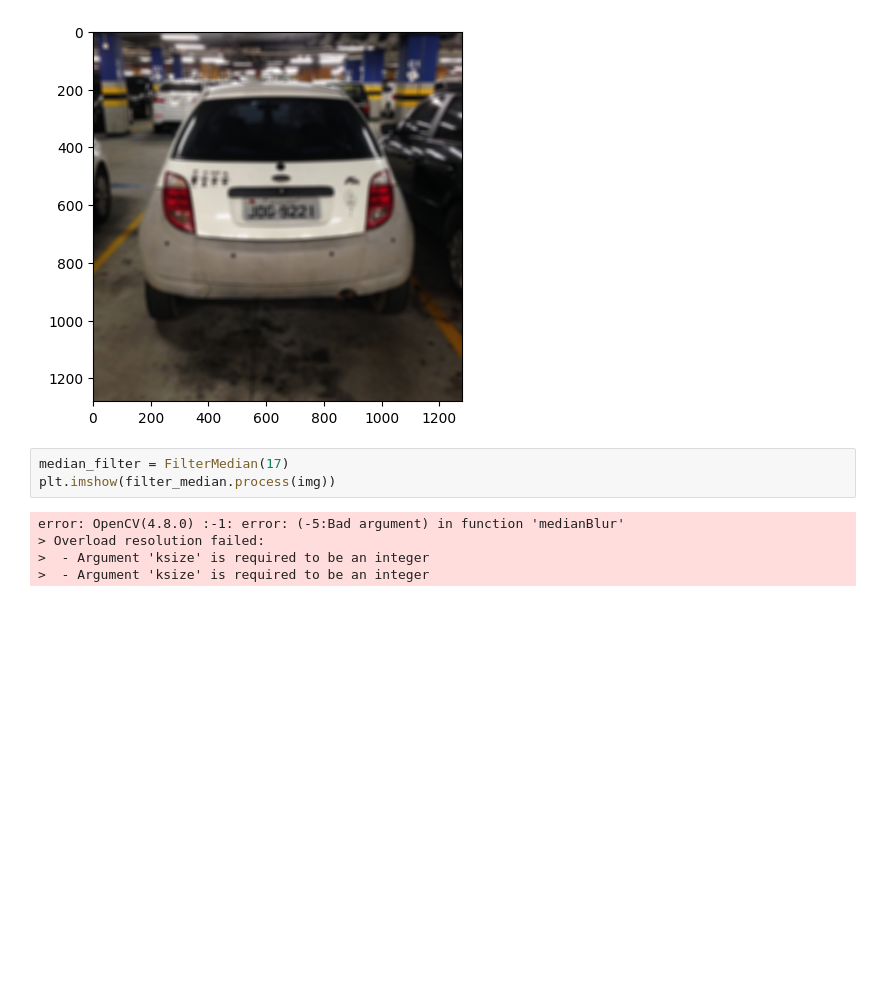
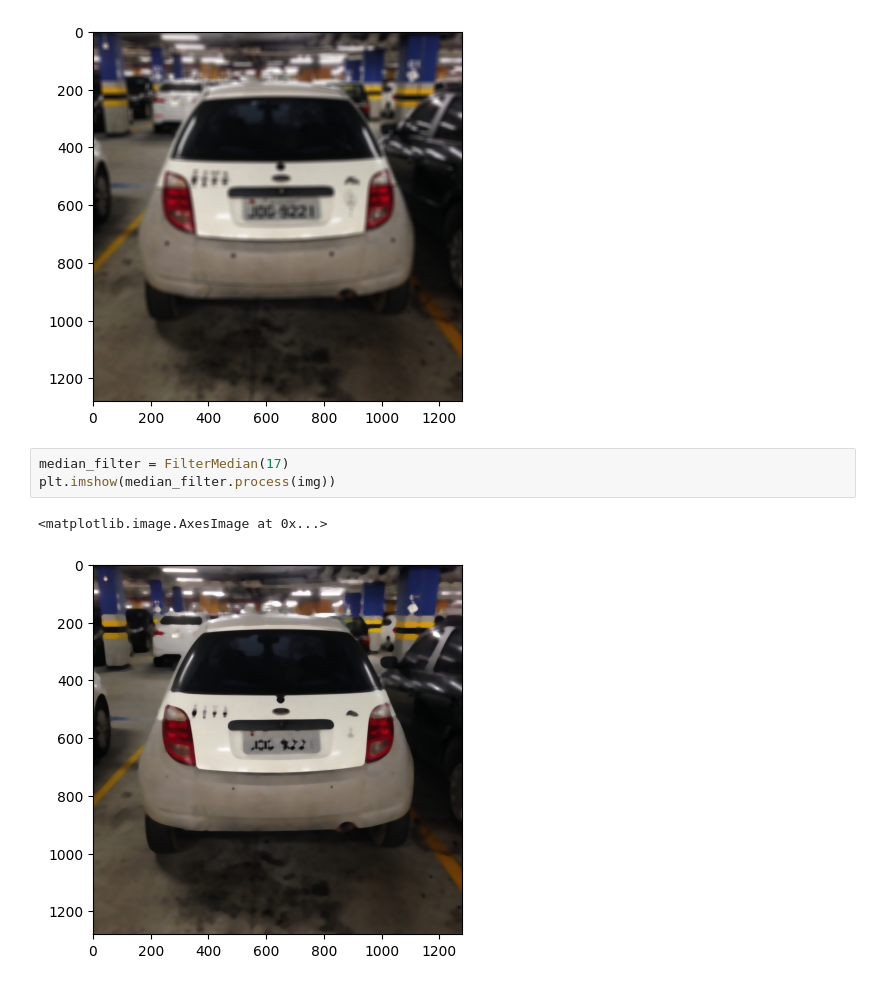
Before and after one commit to SimpleANPR/anpr, a Jupyter notebook: filters_test.ipynb, the cells around one changed output. Drawn from its saved outputs; the diff is of its cells as text; blank space fills up the shorter version.

```diff
--- a/filters_test.ipynb
+++ b/filters_test.ipynb
@@ -19,9 +21,7 @@ plt.imshow(mean_filter.process(img))
 [figure]
 # %%
 median_filter = FilterMedian(17)
-plt.imshow(filter_median.process(img))
+plt.imshow(median_filter.process(img))
 # %% [output]
-error: OpenCV(4.8.0) :-1: error: (-5:Bad argument) in function 'medianBlur'
-> Overload resolution failed:
->  - Argument 'ksize' is required to be an integer
->  - Argument 'ksize' is required to be an integer
+<matplotlib.image.AxesImage at 0x...>
+[figure, added]
```
Also changed, not shown: parts of 2 cells of this notebook, 1 other file.
